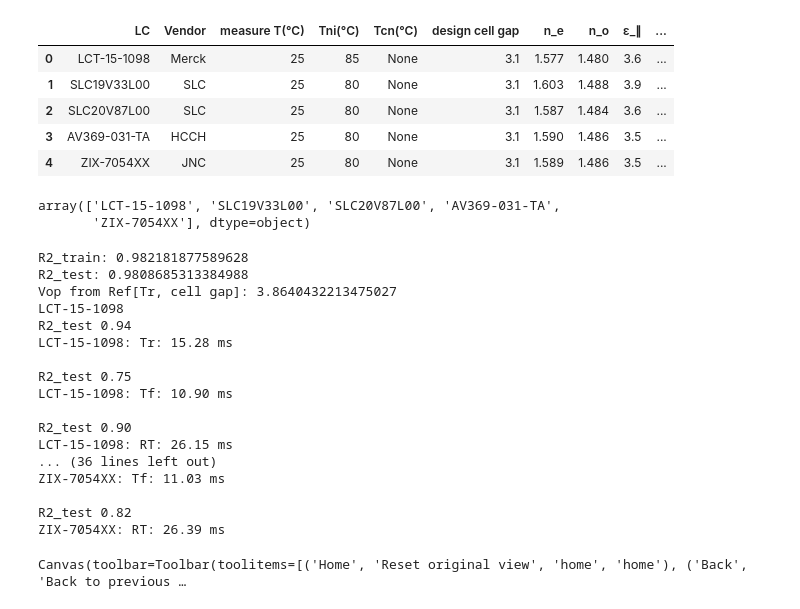
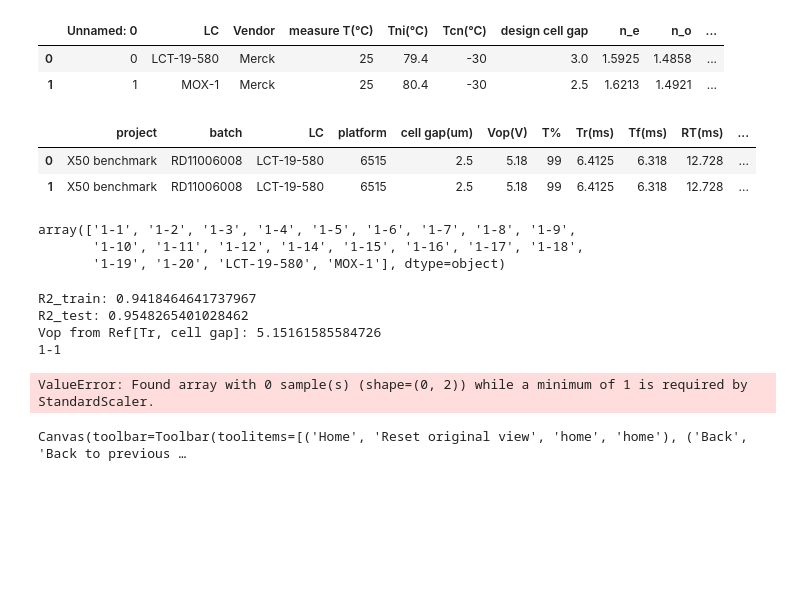
Before and after one commit to dimsplendid/tdtoolkit_web, a Jupyter notebook: test.ipynb, the cells around one changed output. Saved outputs shown, nothing was run; the diff lists cells and outputs as text; code cells hidden in the pictures; blank space fills up the shorter version.

```diff
--- a/test.ipynb
+++ b/test.ipynb
@@ -255,3 +271,9 @@ Database update!
+# %%
+prop
+# %% [output]
+|  | Unnamed: 0 | LC | Vendor | measure T(°C) | Tni(°C) | Tcn(°C) | design cell gap | n_e | n_o | ... |
+| 0 | 0 | LCT-19-580 | Merck | 25 | 79.4 | -30 | 3.0 | 1.5925 | 1.4858 | ... |
+| 1 | 1 | MOX-1 | Merck | 25 | 80.4 | -30 | 2.5 | 1.6213 | 1.4921 | ... |
 # %%
 # calculate_summary.py
 # %%
@@ -267,8 +289,8 @@ from sklearn.pipeline import Pipeline
 from sklearn import linear_model
 # from xgboost import XGBRegressor
 # %%
-# batch = "RD11006008" # X50
-batch = "RD11001105" # 1098 TR2
+batch = "RD11006008" # X50
+# batch = "RD11001105" # 1098 TR2
 
 engine = sql.create_engine('sqlite:///database/test.db', echo=False)
 
@@ -279,20 +301,18 @@ opt = pd.read_sql(f"SELECT * FROM opt WHERE batch == \"{batch}\"", engine)
 rt = pd.read_sql(f"SELECT * FROM rt WHERE batch == \"{batch}\"", engine)
 prop = pd.read_sql(f"SELECT * FROM prop", engine)
 ref = pd.read_sql(f"SELECT * FROM ref WHERE batch == \"{batch}\"", engine)
-# %%
-prop
-# %% [output]
-|  | LC | Vendor | measure T(°C) | Tni(°C) | Tcn(°C) | design cell gap | n_e | n_o | ε_∥ | ... |
-| 0 | LCT-15-1098 | Merck | 25 | 85 | None | 3.1 | 1.577 | 1.480 | 3.6 | ... |
-| 1 | SLC19V33L00 | SLC | 25 | 80 | None | 3.1 | 1.603 | 1.488 | 3.9 | ... |
-| 2 | SLC20V87L00 | SLC | 25 | 80 | None | 3.1 | 1.587 | 1.484 | 3.6 | ... |
-| 3 | AV369-031-TA | HCCH | 25 | 80 | None | 3.1 | 1.590 | 1.486 | 3.5 | ... |
-| 4 | ZIX-7054XX | JNC | 25 | 80 | None | 3.1 | 1.589 | 1.486 | 3.5 | ... |
+# %%
+ref
+# %% [output]
+|  | project | batch | LC | platform | cell gap(um) | Vop(V) | T% | Tr(ms) | Tf(ms) | RT(ms) | ... |
+| 0 | X50 benchmark | RD11006008 | LCT-19-580 | 6515 | 2.5 | 5.18 | 99 | 6.4125 | 6.318 | 12.728 | ... |
+| 1 | X50 benchmark | RD11006008 | LCT-19-580 | 6515 | 2.5 | 5.18 | 99 | 6.4125 | 6.318 | 12.728 | ... |
 # %%
 cond.LC.unique()
 # %% [output]
-array(['LCT-15-1098', 'SLC19V33L00', 'SLC20V87L00', 'AV369-031-TA',
-       'ZIX-7054XX'], dtype=object)
+array(['1-1', '1-2', '1-3', '1-4', '1-5', '1-6', '1-7', '1-8', '1-9',
+       '1-10', '1-11', '1-12', '1-14', '1-15', '1-16', '1-17', '1-18',
+       '1-19', '1-20', 'LCT-19-580', 'MOX-1'], dtype=object)
 # %%
 def custom_f(X):
     features = np.empty(shape=(len(X), 5), dtype=float)
@@ -403,23 +423,11 @@ for LC in cond["LC"].unique():
         print(f"{LC}: {item}: {ans:.2f} ms")
         print()
 # %% [output]
-R2_train: 0.982181877589628
-R2_test: 0.9808685313384988
-Vop from Ref[Tr, cell gap]: 3.8640432213475027
-LCT-15-1098
-R2_test 0.94
-LCT-15-1098: Tr: 15.28 ms
-
-R2_test 0.75
-LCT-15-1098: Tf: 10.90 ms
-
-R2_test 0.90
-LCT-15-1098: RT: 26.15 ms
-... (36 lines left out)
-ZIX-7054XX: Tf: 11.03 ms
-
-R2_test 0.82
-ZIX-7054XX: RT: 26.39 ms
+R2_train: 0.9418464641737967
+R2_test: 0.9548265401028462
+Vop from Ref[Tr, cell gap]: 5.15161585584726
+1-1
+ValueError: Found array with 0 sample(s) (shape=(0, 2)) while a minimum of 1 is required by StandardScaler.
 # %%
 # plot for checking
 # maybe plot_RT.py?
```
Also changed, not shown: parts of 2 cells of this notebook, 6 other files.
